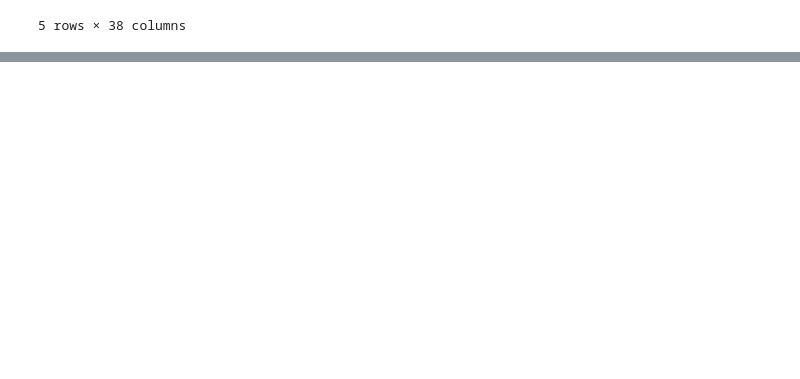
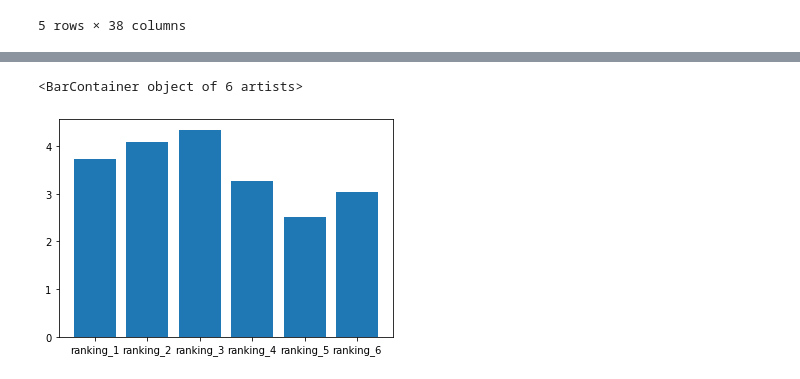
Before and after one commit to dnlsyfq/py_starwars, a Jupyter notebook: Workbook.ipynb, the cells around one changed output, grey strips where cells are left out. Cells and saved outputs as stored; diff of their text form; code cells hidden in the pictures; blank space fills up the shorter version.

```diff
--- a/Workbook.ipynb
+++ b/Workbook.ipynb
@@ -130,0 +148,2 @@ data.head()
+# %%
+data[data.columns[9:15]] =  data[data.columns[9:15]].astype(float)
@@ -130,0 +159,9 @@ data.head()
+# %%
+data.rename(columns={
+    "Please rank the Star Wars films in order of preference with 1 being your favorite film in the franchise and 6 being your least favorite film.":"ranking_1",
+    "Unnamed: 10":"ranking_2",
+    "Unnamed: 11":"ranking_3",
+    "Unnamed: 12":"ranking_4",
+    "Unnamed: 13":"ranking_5",
+    "Unnamed: 14":"ranking_6"
+},inplace=True)
@@ -130,0 +180,4 @@ data.head()
+# %%
+data_avg = data[data.columns[9:15]].mean().reset_index()
+# %%
+data_avg.rename(columns={'index':'ranking',0:'avg'},inplace=True)
@@ -130,0 +196,5 @@ data.head()
+# %%
+plt.bar(data_avg['ranking'],height=data_avg['avg'])
+# %% [output]
+<BarContainer object of 6 artists>
+[figure, added]
```
Also changed, not shown: parts of 13 cells of this notebook.
